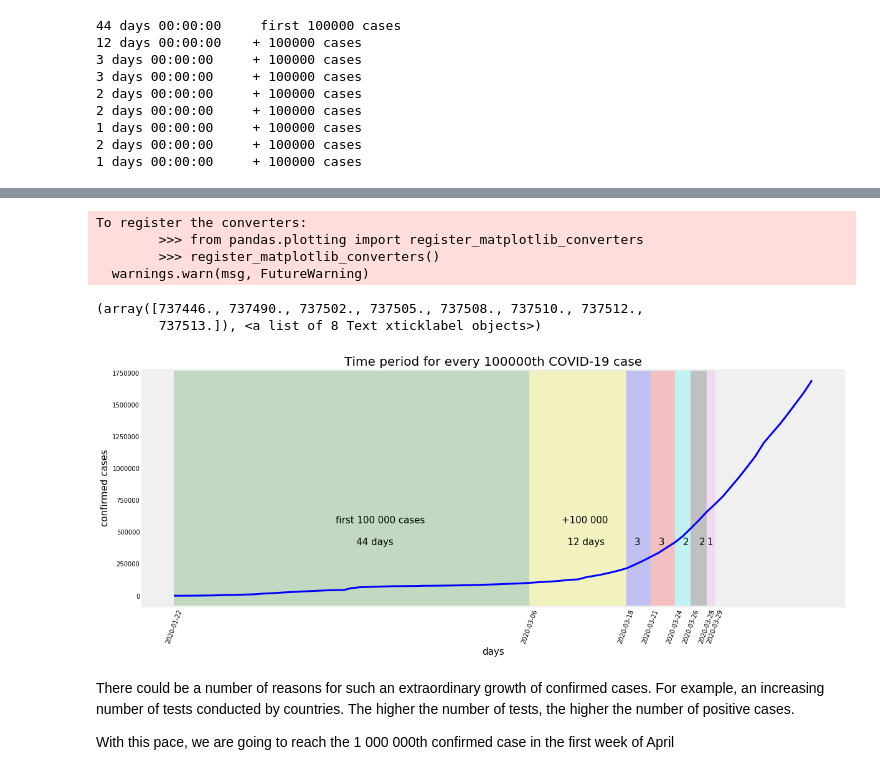
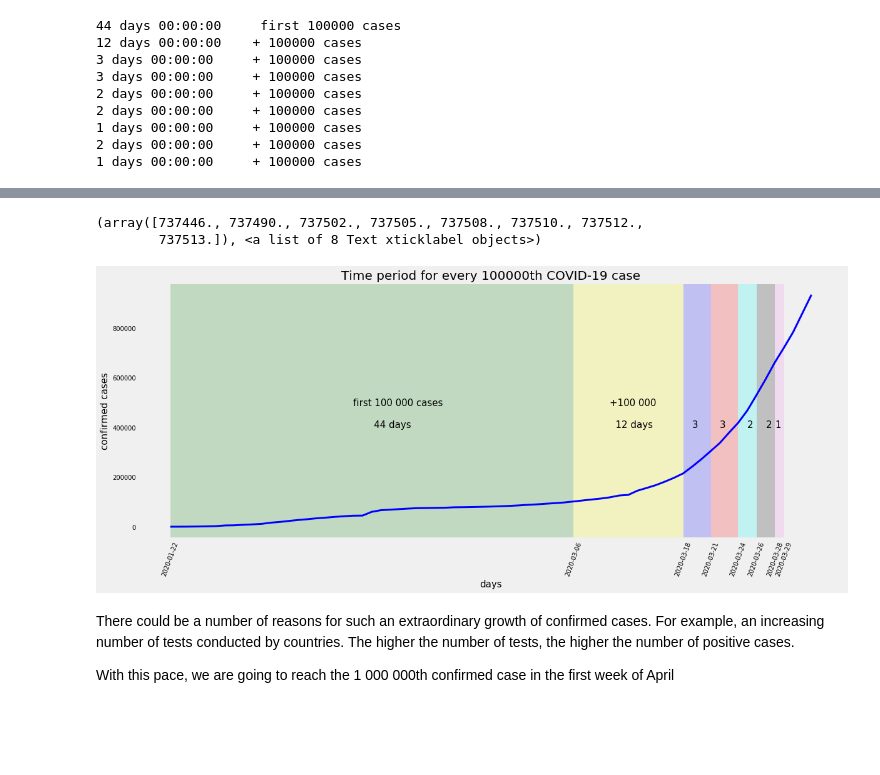
Before and after one commit to anarhasanov/COVID-19-analysis, a Jupyter notebook: COVID-19 analysis.ipynb, the cells around one changed output, grey strips where cells are left out. Saved outputs shown, nothing was run; the diff lists cells and outputs as text; code cells hidden in the pictures; blank space fills up the shorter version.

```diff
--- a/COVID-19 analysis.ipynb
+++ b/COVID-19 analysis.ipynb
@@ -83,0 +88,3 @@ As see above there is a disappoing fact that the number of confirmed cases incre
+# %%
+confirmed_daily_March = confirmed_daily[confirmed_daily.date <= '2020-04-01']
+confirmed_daily_March
@@ -84,38 +105,34 @@ As see above there is a disappoing fact that the number of confirmed cases incre
 # %%
 plt.figure(figsize=(18, 7))
-plt.plot(confirmed_daily.date, confirmed_daily.confirmed_count, linewidth=3, color='b')
+plt.plot(confirmed_daily_March.date, confirmed_daily_March.confirmed_count, linewidth=3, color='b')
 plt.title('Time period for every 100000th COVID-19 case', size=20)
 plt.xlabel('days', size=15)
 plt.ylabel('confirmed cases', size=15)
 plt.xticks(size=10)
 plt.yticks(size=10)
 # plt.gca().set_facecolor('w')
 plt.grid(False)
-plt.axvspan(confirmed_daily.date[0], confirmed_daily.date[44], facecolor='green', alpha=0.2)
-plt.text(confirmed_daily.date[20], 400000, 'first 100 000 cases \n\n       44 days', size=15)
-plt.axvspan(confirmed_daily.date[44], confirmed_daily.date[56], facecolor='yellow', alpha=0.2)
-plt.text(confirmed_daily.date[48], 400000, '+100 000 \n\n  12 days', size=15)
-plt.axvspan(confirmed_daily.date[56], confirmed_daily.date[59], facecolor='blue', alpha=0.2)
-plt.text(confirmed_daily.date[57], 400000, '3', size=15)
-plt.axvspan(confirmed_daily.date[59], confirmed_daily.date[62], facecolor='red', alpha=0.2)
-plt.text(confirmed_daily.date[60], 400000, '3', size=15)
-plt.axvspan(confirmed_daily.date[62], confirmed_daily.date[64], facecolor='cyan', alpha=0.2)
-plt.text(confirmed_daily.date[63], 400000, '2', size=15)
-plt.axvspan(confirmed_daily.date[64], confirmed_daily.date[66], facecolor='black', alpha=0.2)
-plt.text(confirmed_daily.date[65], 400000, '2', size=15)
-plt.axvspan(confirmed_daily.date[66], confirmed_daily.date[67], facecolor='violet', alpha=0.2)
-plt.text(confirmed_daily.date[66], 400000, '1', size=15)
-plt.xticks([confirmed_daily.date[0], confirmed_daily.date[44], confirmed_daily.date[56], confirmed_daily.date[59],
-           confirmed_daily.date[62], confirmed_daily.date[64], confirmed_daily.date[66], confirmed_daily.date[67]])
+plt.axvspan(confirmed_daily_March.date[0], confirmed_daily_March.date[44], facecolor='green', alpha=0.2)
+plt.text(confirmed_daily_March.date[20], 400000, 'first 100 000 cases \n\n       44 days', size=15)
+plt.axvspan(confirmed_daily_March.date[44], confirmed_daily_March.date[56], facecolor='yellow', alpha=0.2)
+plt.text(confirmed_daily_March.date[48], 400000, '+100 000 \n\n  12 days', size=15)
+plt.axvspan(confirmed_daily_March.date[56], confirmed_daily_March.date[59], facecolor='blue', alpha=0.2)
+plt.text(confirmed_daily_March.date[57], 400000, '3', size=15)
+plt.axvspan(confirmed_daily_March.date[59], confirmed_daily_March.date[62], facecolor='red', alpha=0.2)
+plt.text(confirmed_daily_March.date[60], 400000, '3', size=15)
+plt.axvspan(confirmed_daily_March.date[62], confirmed_daily_March.date[64], facecolor='cyan', alpha=0.2)
+plt.text(confirmed_daily_March.date[63], 400000, '2', size=15)
+plt.axvspan(confirmed_daily_March.date[64], confirmed_daily_March.date[66], facecolor='black', alpha=0.2)
+plt.text(confirmed_daily_March.date[65], 400000, '2', size=15)
+plt.axvspan(confirmed_daily_March.date[66], confirmed_daily_March.date[67], facecolor='violet', alpha=0.2)
+plt.text(confirmed_daily_March.date[66], 400000, '1', size=15)
+plt.xticks([confirmed_daily_March.date[0], confirmed_daily_March.date[44], confirmed_daily_March.date[56], confirmed_daily_March.date[59],
+           confirmed_daily_March.date[62], confirmed_daily_March.date[64], confirmed_daily_March.date[66], confirmed_daily_March.date[67]])
 plt.xticks(rotation=70)
 # %% [output]
-To register the converters:
-        >>> from pandas.plotting import register_matplotlib_converters
-        >>> register_matplotlib_converters()
-  warnings.warn(msg, FutureWarning)
+(array([737446., 737490., 737502., 737505., 737508., 737510., 737512.,
+        737513.]), <a list of 8 Text xticklabel objects>)
-(array([737446., 737490., 737502., 737505., 737508., 737510., 737512.,
-        737513.]), <a list of 8 Text xticklabel objects>)
-[figure, old version]
+[figure, new version]
 # %% [markdown]
 There could be a number of reasons for such an extraordinary growth of confirmed cases. For example, an increasing number of tests conducted by countries. The higher the number of tests, the higher the number of positive cases.
 
```
Also changed, not shown: parts of 37 cells of this notebook.
